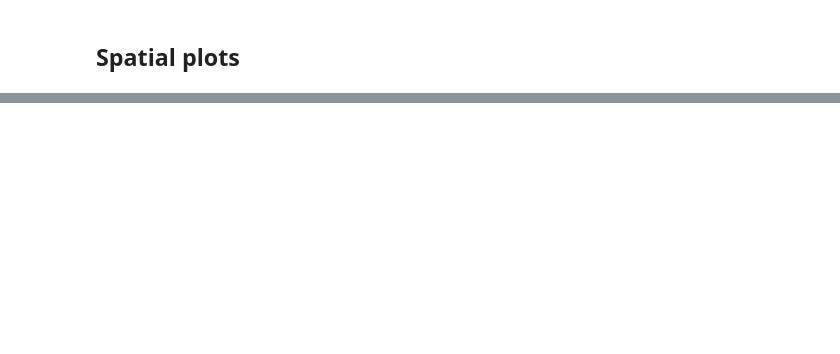
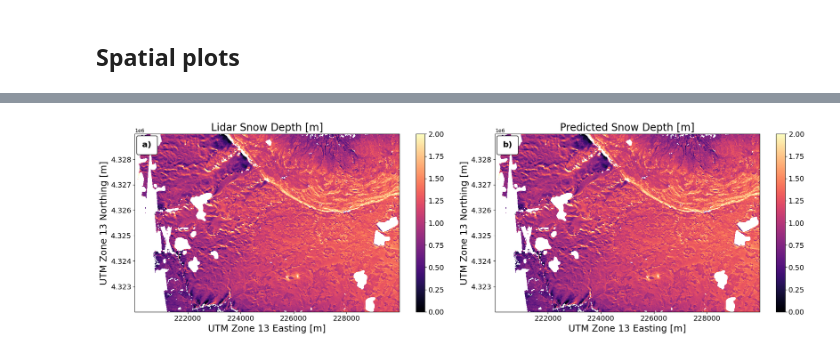
Before and after one commit to Ibrahim-Ola/uavsar-lidar-project, a Jupyter notebook: experiments/06_validation_and_ground_truth_analysis.ipynb, the cells around one changed output, grey strips where cells are left out. Cells and saved outputs as stored; diff of their text form; code cells hidden in the pictures; blank space fills up the shorter version.

```diff
--- a/experiments/06_validation_and_ground_truth_analysis.ipynb
+++ b/experiments/06_validation_and_ground_truth_analysis.ipynb
@@ -358,0 +317,38 @@ plt.tight_layout()
+# %%
+plt.figure(figsize=(20,6))
+ax1=plt.subplot(1,2,1)
+
+plot_var(
+    variable=true_depth,
+    var_name='Lidar Snow Depth [m]',
+    clims=(0, 2),
+    pi_cbar=False,
+    easting=full_data.easting,
+    northing=full_data.northing,
+    cmap='magma'
+)
+at = AnchoredText(chr(96 + 1) + ')', prop=dict(size=16, weight='bold'), frameon=True, loc='upper left')
+at.patch.set_boxstyle("round,pad=0.3,rounding_size=0.2")
+ax1.add_artist(at)
+
+
+ax2=plt.subplot(1,2,2)
+
+plot_var(
+    variable=predicted_depth,
+    var_name='Predicted Snow Depth [m]',
+    clims=(0, 2),
+    pi_cbar=False,
+    easting=full_data.easting,
+    northing=full_data.northing,
+    cmap='magma'
+)
+at = AnchoredText(chr(96 + 2) + ')', prop=dict(size=16, weight='bold'), frameon=True, loc='upper left')
+at.patch.set_boxstyle("round,pad=0.3,rounding_size=0.2")
+ax2.add_artist(at)
+plt.tight_layout()
+
+plt.savefig('../plots/predicted_depth_without_insitu.png', dpi=300)
+plt.show()
+# %% [output]
+[figure, added]
```
Also changed, not shown: parts of 7 cells of this notebook.
